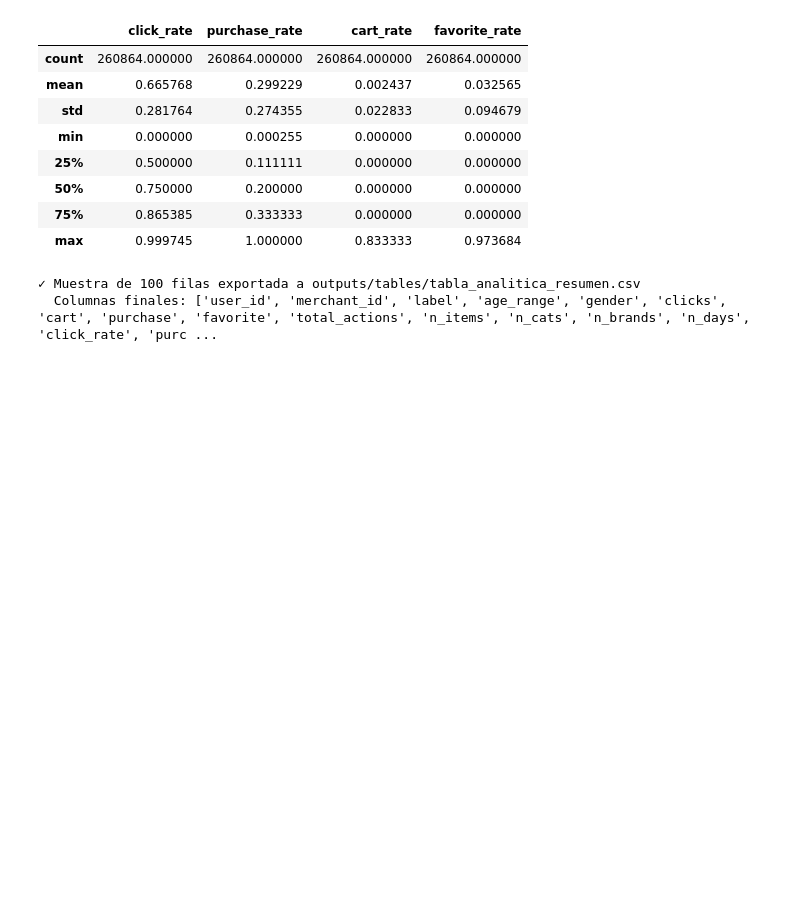
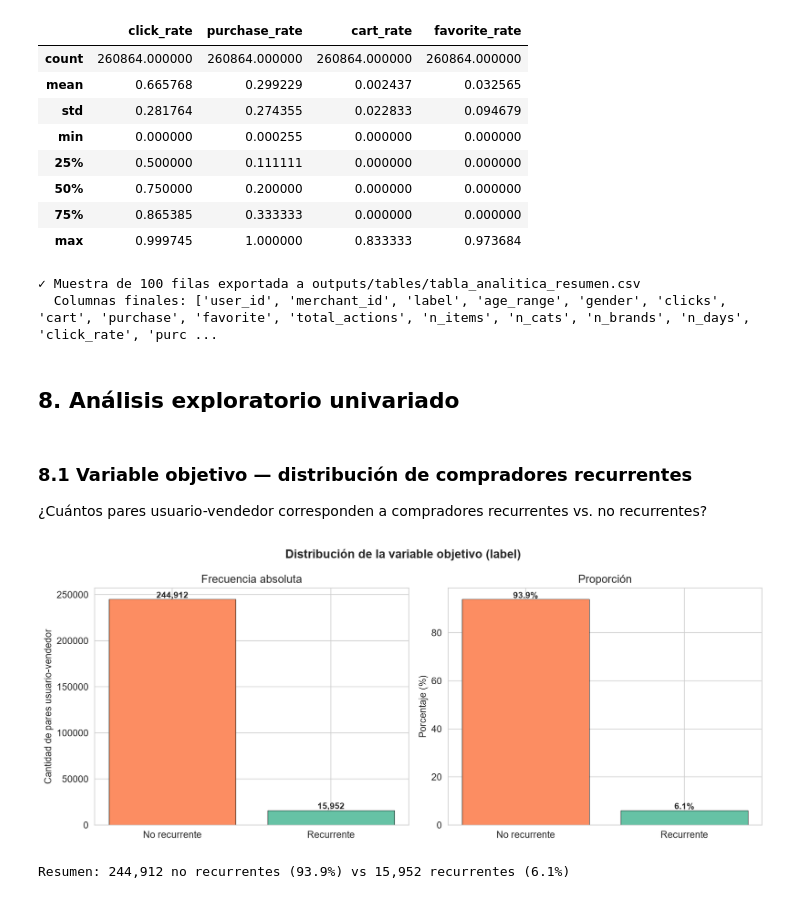
Before and after one commit to DavidDominguez-11/DS-Proyecto2, a Jupyter notebook: notebooks/proyecto2_eda.ipynb, the cells around one changed output. Drawn from its saved outputs; the diff is of its cells as text; code cells hidden in the pictures; blank space fills up the shorter version.

Commit message:
Análisis exploratorio univariado

```diff
--- a/notebooks/proyecto2_eda.ipynb
+++ b/notebooks/proyecto2_eda.ipynb
@@ -815,3 +815,41 @@ Estadísticas de las tasas calculadas:
 | max | 0.999745 | 1.000000 | 0.833333 | 0.973684 |
 ✓ Muestra de 100 filas exportada a outputs/tables/tabla_analitica_resumen.csv
   Columnas finales: ['user_id', 'merchant_id', 'label', 'age_range', 'gender', 'clicks', 'cart', 'purchase', 'favorite', 'total_actions', 'n_items', 'n_cats', 'n_brands', 'n_days', 'click_rate', 'purc ...
+# %% [markdown]
+## 8. Análisis exploratorio univariado
+# %% [markdown]
+### 8.1 Variable objetivo — distribución de compradores recurrentes
+
+¿Cuántos pares usuario-vendedor corresponden a compradores recurrentes vs. no recurrentes?
+# %%
+fig, axes = plt.subplots(1, 2, figsize=(12, 5))
+
+vc = analitica['label'].value_counts().sort_index()
+colors = [COLOR_0, COLOR_1]
+nombres = [labels_map[i] for i in vc.index]
+
+# Frecuencia absoluta
+axes[0].bar(nombres, vc.values, color=colors, edgecolor='black', linewidth=0.5)
+for i, val in enumerate(vc.values):
+    axes[0].text(i, val + 1500, f'{val:,}', ha='center', fontsize=10, fontweight='bold')
+axes[0].set_title('Frecuencia absoluta')
+axes[0].set_ylabel('Cantidad de pares usuario-vendedor')
+
+# Proporción
+props = vc / vc.sum() * 100
+axes[1].bar(nombres, props.values, color=colors, edgecolor='black', linewidth=0.5)
+for i, val in enumerate(props.values):
+    axes[1].text(i, val + 0.5, f'{val:.1f}%', ha='center', fontsize=10, fontweight='bold')
+axes[1].set_title('Proporción')
+axes[1].set_ylabel('Porcentaje (%)')
+
+fig.suptitle('Distribución de la variable objetivo (label)', fontsize=14, fontweight='bold')
+plt.tight_layout()
+fig.savefig(os.path.join(FIG_DIR, '01_distribucion_recompra.png'))
+plt.show()
+
+print(f"Resumen: {vc.iloc[0]:,} no recurrentes ({props.iloc[0]:.1f}%) vs "
+      f"{vc.iloc[1]:,} recurrentes ({props.iloc[1]:.1f}%)")
+# %% [output]
+[figure, added]
+Resumen: 244,912 no recurrentes (93.9%) vs 15,952 recurrentes (6.1%)
```
Also changed, not shown: parts of 15 cells of this notebook.
